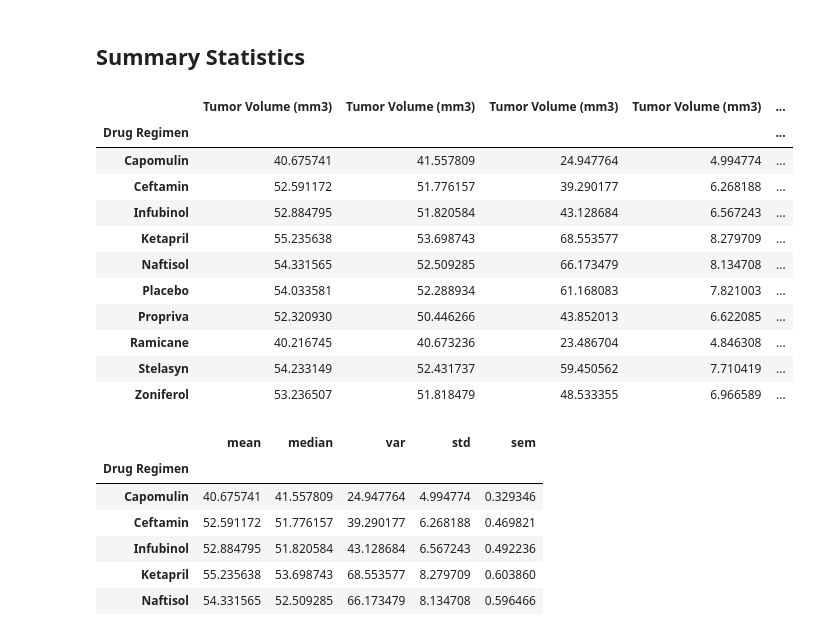
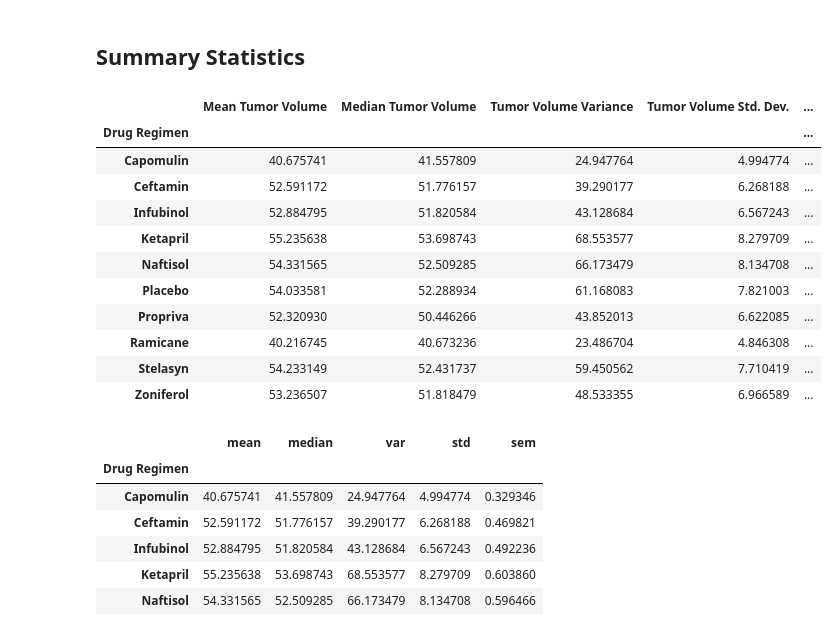
Before and after one commit to pkarey/madplotlib-challenge, a Jupyter notebook: pymaceuticals_starter.ipynb, the cells around one changed output. Saved outputs shown, nothing was run; the diff lists cells and outputs as text; code cells hidden in the pictures.

```diff
--- a/pymaceuticals_starter.ipynb
+++ b/pymaceuticals_starter.ipynb
@@ -115,26 +116,30 @@ len(pd.unique(result_clean['Mouse ID']))
 # %%
 # Generate a summary statistics table of mean, median, variance, standard deviation, and SEM of the tumor volume for each regimen
 
 # Use groupby and summary statistical methods to calculate the following properties of each drug regimen:
 # mean, median, variance, standard deviation, and SEM of the tumor volume.
 # Assemble the resulting series into a single summary DataFrame.
 
+vol = result_clean.groupby(by="Drug Regimen")["Tumor Volume (mm3)"]
+mean = vol.mean()
+median = vol.median()
+var = vol.var()
+std = vol.std()
+sem = vol.sem()
+mean_df = pd.DataFrame({'Mean Tumor Volume': mean})
+median_df = pd.DataFrame({'Median Tumor Volume': median})
+var_df = pd.DataFrame({'Tumor Volume Variance': var})
+std_df = pd.DataFrame({'Tumor Volume Std. Dev.': std})
+sem_df = pd.DataFrame({'Mean Tumor Std. Err.': sem})
 
-# cols = ['Mean Tumor Volume', 'Median Tumor Volume', 'Tumor Volume Variance', 'Tumor Volume Std. Dev.', 'Tumor Volume Std. Err.']
-vol = result_clean.groupby(by="Drug Regimen")["Tumor Volume (mm3)"]
+merge_1 = mean_df.merge(median_df, how="left", on="Drug Regimen", sort=False)
+merge_2 = merge_1.merge(var_df, how="left", on="Drug Regimen", sort=False)
+merge_3 = merge_2.merge(std_df, how="left", on="Drug Regimen", sort=False)
+merge_4 = merge_3.merge(sem_df, how="left", on="Drug Regimen", sort=False)
 
-summary = pd.DataFrame(pd.concat([
-        vol.mean(),
-        vol.median(),
-        vol.var(),
-        vol.std(),
-        vol.sem(),
-    ],
-    axis=1))
-
-summary
+merge_4
 # %% [output]
-|  | Tumor Volume (mm3) | Tumor Volume (mm3) | Tumor Volume (mm3) | Tumor Volume (mm3) | ... |
+|  | Mean Tumor Volume | Median Tumor Volume | Tumor Volume Variance | Tumor Volume Std. Dev. | ... |
 | Drug Regimen |  |  |  |  | ... |
 | Capomulin | 40.675741 | 41.557809 | 24.947764 | 4.994774 | ... |
 | Ceftamin | 52.591172 | 51.776157 | 39.290177 | 6.268188 | ... |
```
Also changed, not shown: parts of 7 cells of this notebook.
